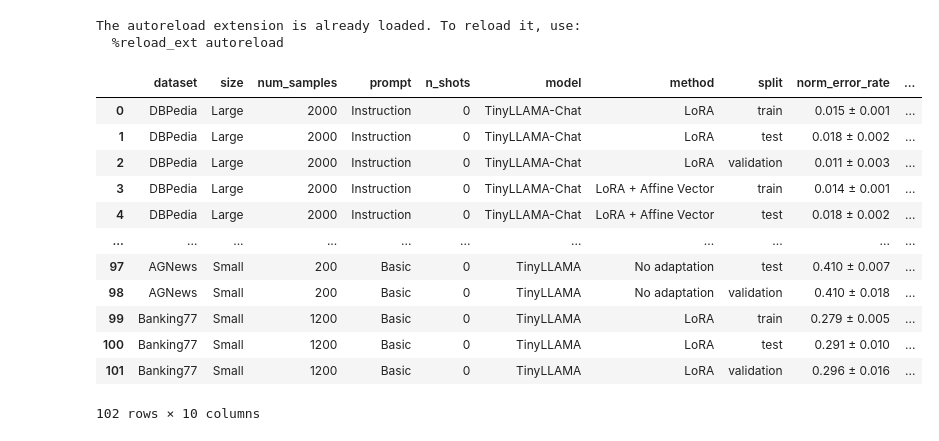
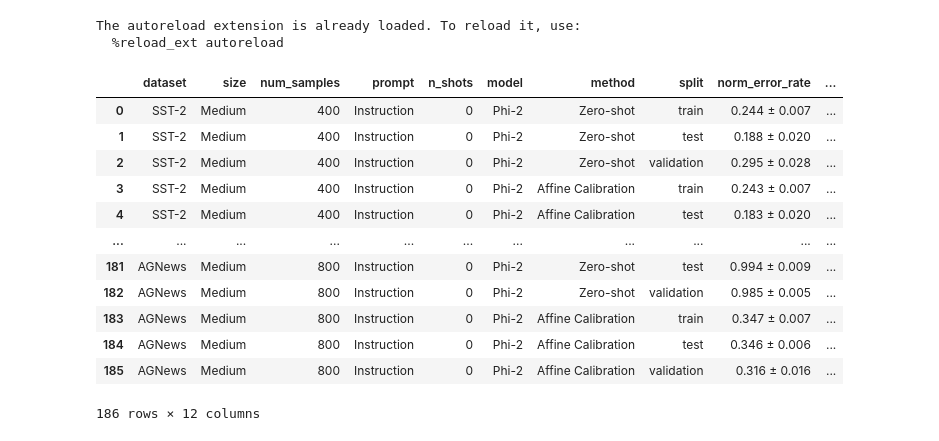
Before and after one commit to LautaroEst/llmcal, a Jupyter notebook: notebooks/results.ipynb, the cells around one changed output. Saved outputs shown, nothing was run; the diff lists cells and outputs as text; code cells hidden in the pictures.

```diff
--- a/notebooks/results.ipynb
+++ b/notebooks/results.ipynb
@@ -7,23 +7,23 @@ from results_utils import compute_results, plot_results
 The autoreload extension is already loaded. To reload it, use:
   %reload_ext autoreload
 # %%
-metrics = ["norm_error_rate", "norm_cross_entropy"]
+metrics = ["norm_error_rate", "norm_cross_entropy", "ece", "accuracy"]
 bootstrap = 100
 random_state = 42
 df = compute_results(metrics, bootstrap, random_state, show_test=True)
 df.loc[:,[c for c in df.columns if ":" not in c ]]
 # %% [output]
 |  | dataset | size | num_samples | prompt | n_shots | model | method | split | norm_error_rate | ... |
-| 0 | DBPedia | Large | 2000 | Instruction | 0 | TinyLLAMA-Chat | LoRA | train | 0.015 ± 0.001 | ... |
-| 1 | DBPedia | Large | 2000 | Instruction | 0 | TinyLLAMA-Chat | LoRA | test | 0.018 ± 0.002 | ... |
-| 2 | DBPedia | Large | 2000 | Instruction | 0 | TinyLLAMA-Chat | LoRA | validation | 0.011 ± 0.003 | ... |
-| 3 | DBPedia | Large | 2000 | Instruction | 0 | TinyLLAMA-Chat | LoRA + Affine Vector | train | 0.014 ± 0.001 | ... |
-| 4 | DBPedia | Large | 2000 | Instruction | 0 | TinyLLAMA-Chat | LoRA + Affine Vector | test | 0.018 ± 0.002 | ... |
+| 0 | SST-2 | Medium | 400 | Instruction | 0 | Phi-2 | Zero-shot | train | 0.244 ± 0.007 | ... |
+| 1 | SST-2 | Medium | 400 | Instruction | 0 | Phi-2 | Zero-shot | test | 0.188 ± 0.020 | ... |
+| 2 | SST-2 | Medium | 400 | Instruction | 0 | Phi-2 | Zero-shot | validation | 0.295 ± 0.028 | ... |
+| 3 | SST-2 | Medium | 400 | Instruction | 0 | Phi-2 | Affine Calibration | train | 0.243 ± 0.007 | ... |
+| 4 | SST-2 | Medium | 400 | Instruction | 0 | Phi-2 | Affine Calibration | test | 0.183 ± 0.020 | ... |
 | ... | ... | ... | ... | ... | ... | ... | ... | ... | ... | ... |
-| 97 | AGNews | Small | 200 | Basic | 0 | TinyLLAMA | No adaptation | test | 0.410 ± 0.007 | ... |
-| 98 | AGNews | Small | 200 | Basic | 0 | TinyLLAMA | No adaptation | validation | 0.410 ± 0.018 | ... |
-| 99 | Banking77 | Small | 1200 | Basic | 0 | TinyLLAMA | LoRA | train | 0.279 ± 0.005 | ... |
-| 100 | Banking77 | Small | 1200 | Basic | 0 | TinyLLAMA | LoRA | test | 0.291 ± 0.010 | ... |
-| 101 | Banking77 | Small | 1200 | Basic | 0 | TinyLLAMA | LoRA | validation | 0.296 ± 0.016 | ... |
+| 181 | AGNews | Medium | 800 | Instruction | 0 | Phi-2 | Zero-shot | test | 0.994 ± 0.009 | ... |
+| 182 | AGNews | Medium | 800 | Instruction | 0 | Phi-2 | Zero-shot | validation | 0.985 ± 0.005 | ... |
+| 183 | AGNews | Medium | 800 | Instruction | 0 | Phi-2 | Affine Calibration | train | 0.347 ± 0.007 | ... |
+| 184 | AGNews | Medium | 800 | Instruction | 0 | Phi-2 | Affine Calibration | test | 0.346 ± 0.006 | ... |
+| 185 | AGNews | Medium | 800 | Instruction | 0 | Phi-2 | Affine Calibration | validation | 0.316 ± 0.016 | ... |
-102 rows × 10 columns
+186 rows × 12 columns
 # %%
```
Also changed, not shown: parts of 2 cells of this notebook, 34 other files.
